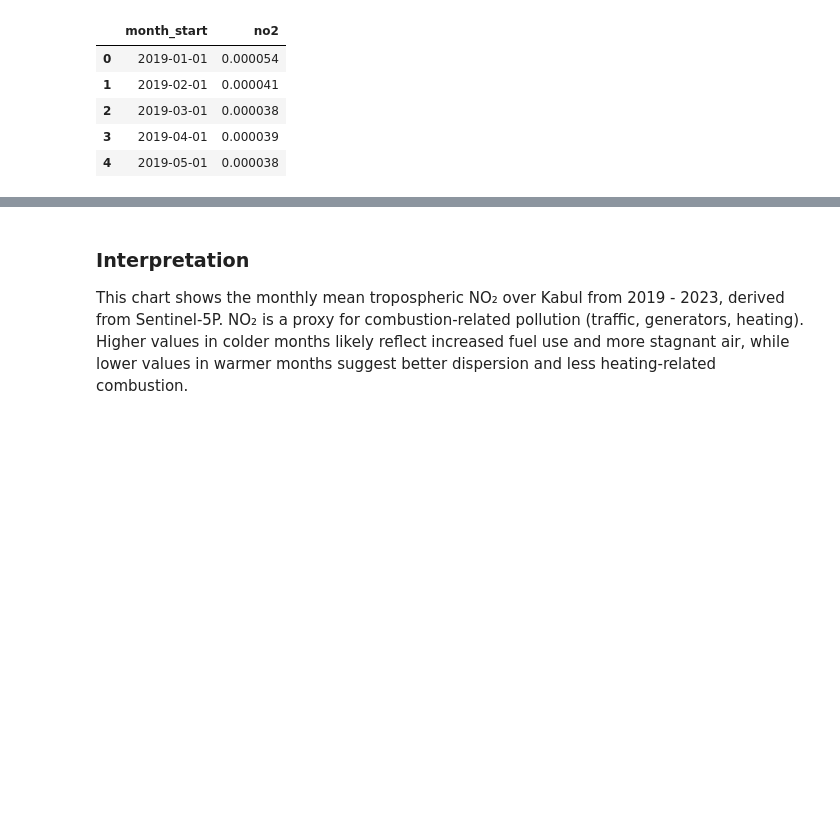
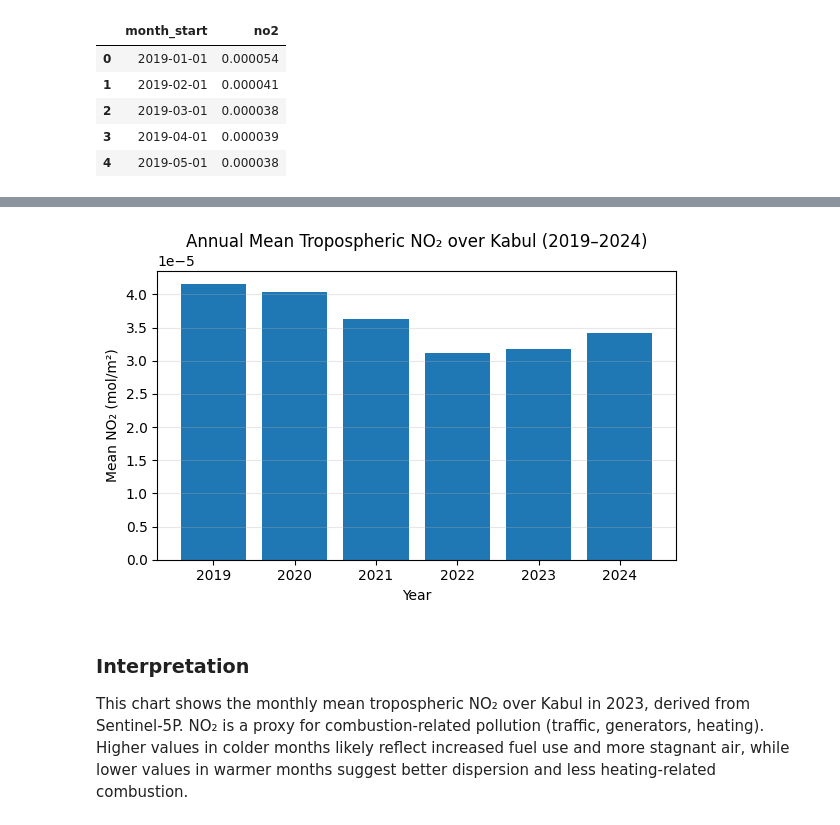
Before and after one commit to mfaizi1995/afghanistan-air-quality-sentinel5p, a Jupyter notebook: notebooks/03_kabul_no2_timeseries.ipynb, the cells around one changed output, grey strips where cells are left out. Saved outputs shown, nothing was run; the diff lists cells and outputs as text; code cells hidden in the pictures; blank space fills up the shorter version.

```diff
--- a/notebooks/03_kabul_no2_timeseries.ipynb
+++ b/notebooks/03_kabul_no2_timeseries.ipynb
@@ -135,4 +149,16 @@ plt.show()
+# %%
+plt.figure(figsize=(6, 4))
+plt.bar(annual["year"], annual["no2"])
+
+plt.title("Annual Mean Tropospheric NO₂ over Kabul (2019–2024)")
+plt.xlabel("Year")
+plt.ylabel("Mean NO₂ (mol/m²)")
+plt.grid(axis="y", alpha=0.3)
+plt.tight_layout()
+plt.show()
+# %% [output]
+[figure, added]
 # %% [markdown]
 ### Interpretation
 
-This chart shows the monthly mean tropospheric NO₂ over Kabul from 2019 - 2023, derived from Sentinel-5P. NO₂ is a proxy for combustion-related pollution (traffic, generators, heating). Higher values in colder months likely reflect increased fuel use and more stagnant air, while lower values in warmer months suggest better dispersion and less heating-related combustion.
+This chart shows the monthly mean tropospheric NO₂ over Kabul in 2023, derived from Sentinel-5P. NO₂ is a proxy for combustion-related pollution (traffic, generators, heating). Higher values in colder months likely reflect increased fuel use and more stagnant air, while lower values in warmer months suggest better dispersion and less heating-related combustion.
```
Also changed, not shown: parts of 4 cells of this notebook, 1 other file.
